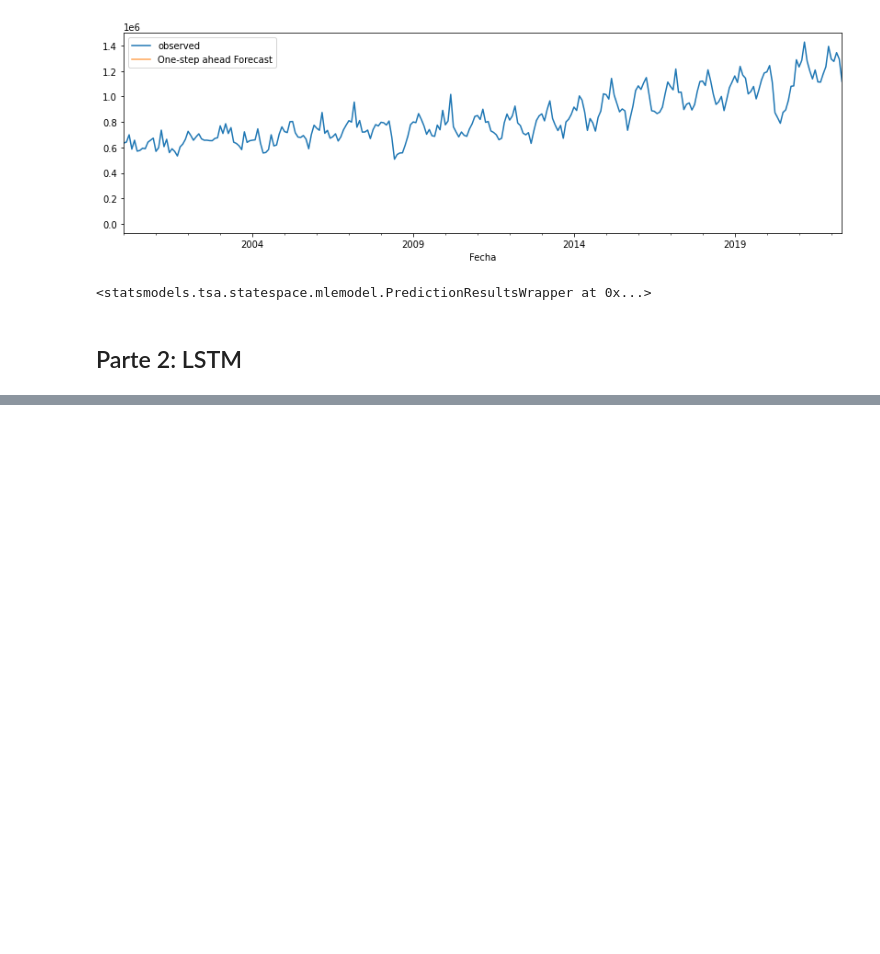
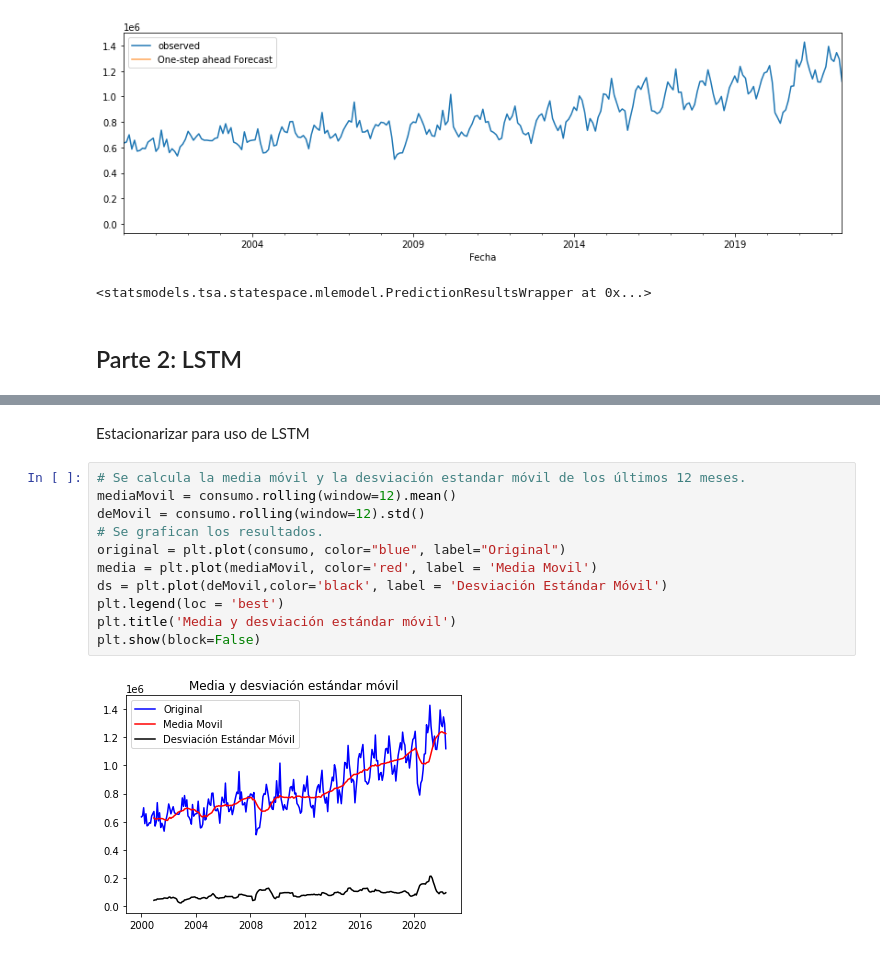
Before and after one commit to JuanPineda115/DS-Lab3, a Jupyter notebook: lab3.ipynb, the cells around one changed output, grey strips where cells are left out. Saved outputs shown, nothing was run; the diff lists cells and outputs as text; blank space fills up the shorter version.

```diff
--- a/lab3.ipynb
+++ b/lab3.ipynb
@@ -147,0 +172,15 @@ pred
+# %% [markdown]
+Estacionarizar para uso de LSTM
+# %%
+# Se calcula la media móvil y la desviación estandar móvil de los últimos 12 meses.
+mediaMovil = consumo.rolling(window=12).mean()
+deMovil = consumo.rolling(window=12).std()
+# Se grafican los resultados.
+original = plt.plot(consumo, color="blue", label="Original")
+media = plt.plot(mediaMovil, color='red', label = 'Media Movil')
+ds = plt.plot(deMovil,color='black', label = 'Desviación Estándar Móvil')
+plt.legend(loc = 'best')
+plt.title('Media y desviación estándar móvil')
+plt.show(block=False)
+# %% [output]
+[figure, added]
```
Also changed, not shown: parts of 38 cells of this notebook.
